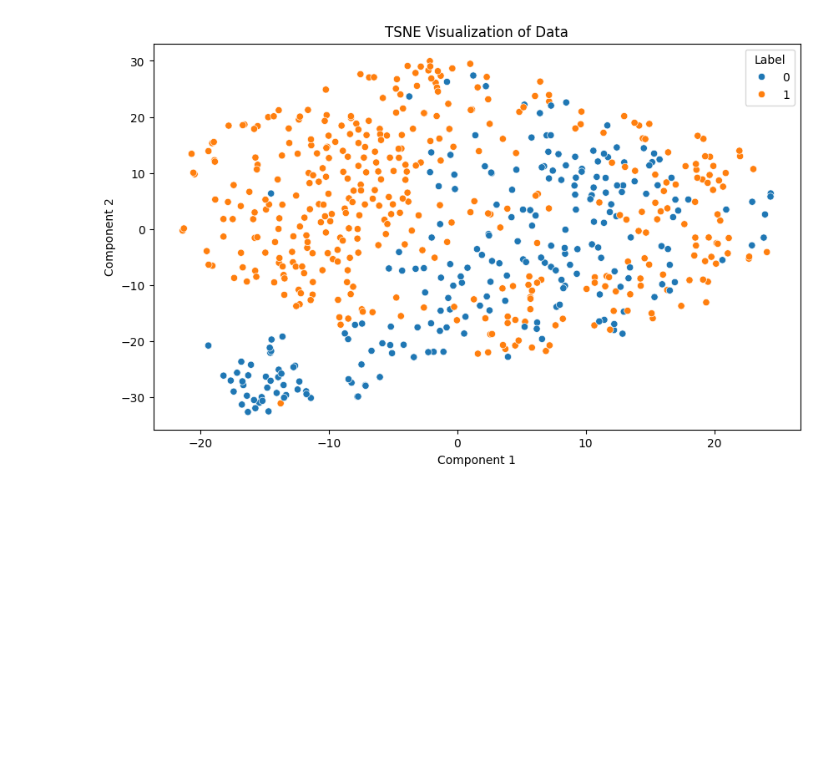
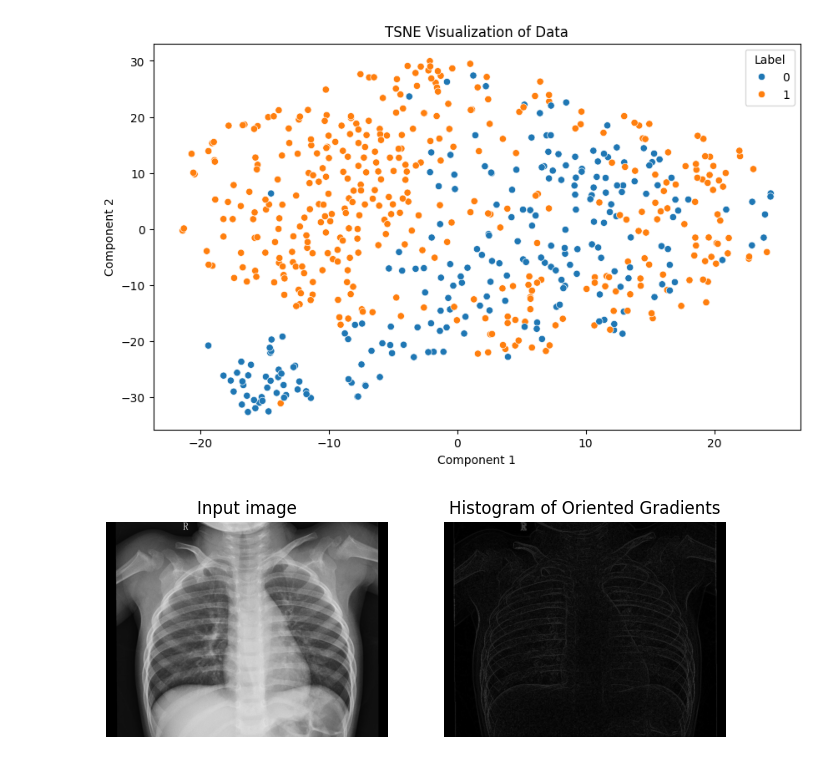
Before and after one commit to Iwaniukooo11/deep-learning_x-ray-images-pneumonia, a Jupyter notebook: eda/main.ipynb, the cells around one changed output. Drawn from its saved outputs; the diff is of its cells as text; code cells hidden in the pictures; blank space fills up the shorter version.

Commit message:
add histogram of oriented gradients

```diff
--- a/eda/main.ipynb
+++ b/eda/main.ipynb
@@ -121,3 +134,34 @@ plt.legend(title='Label', loc='upper right')
 plt.show()
 # %% [output]
 [figure]
+# %%
+
+
+index_0=random.randint(0,len(images_0))
+
+
+image = images_0[index_0]
+
+
+# Calculate HOG features
+features, hog_image = hog(image, orientations=10, pixels_per_cell=(4, 4),
+                          cells_per_block=(1, 1), visualize=True)
+# Rescale histogram for better display
+hog_image_rescaled = exposure.rescale_intensity(hog_image, in_range=(0, 50))
+# %%
+# Plot original and HOG image
+fig, (ax1, ax2) = plt.subplots(1, 2, figsize=(8, 4), sharex=True, sharey=True)
+
+ax1.axis('off')
+ax1.imshow(image, cmap=plt.cm.gray)
+ax1.set_title('Input image')
+
+# Rescale histogram for better display
+hog_image_rescaled = exposure.rescale_intensity(hog_image, in_range=(0, 10))
+
+ax2.axis('off')
+ax2.imshow(hog_image_rescaled, cmap=plt.cm.gray)
+ax2.set_title('Histogram of Oriented Gradients')
+plt.show()
+# %% [output]
+[figure, added]
```
Also changed, not shown: parts of 3 cells of this notebook.
